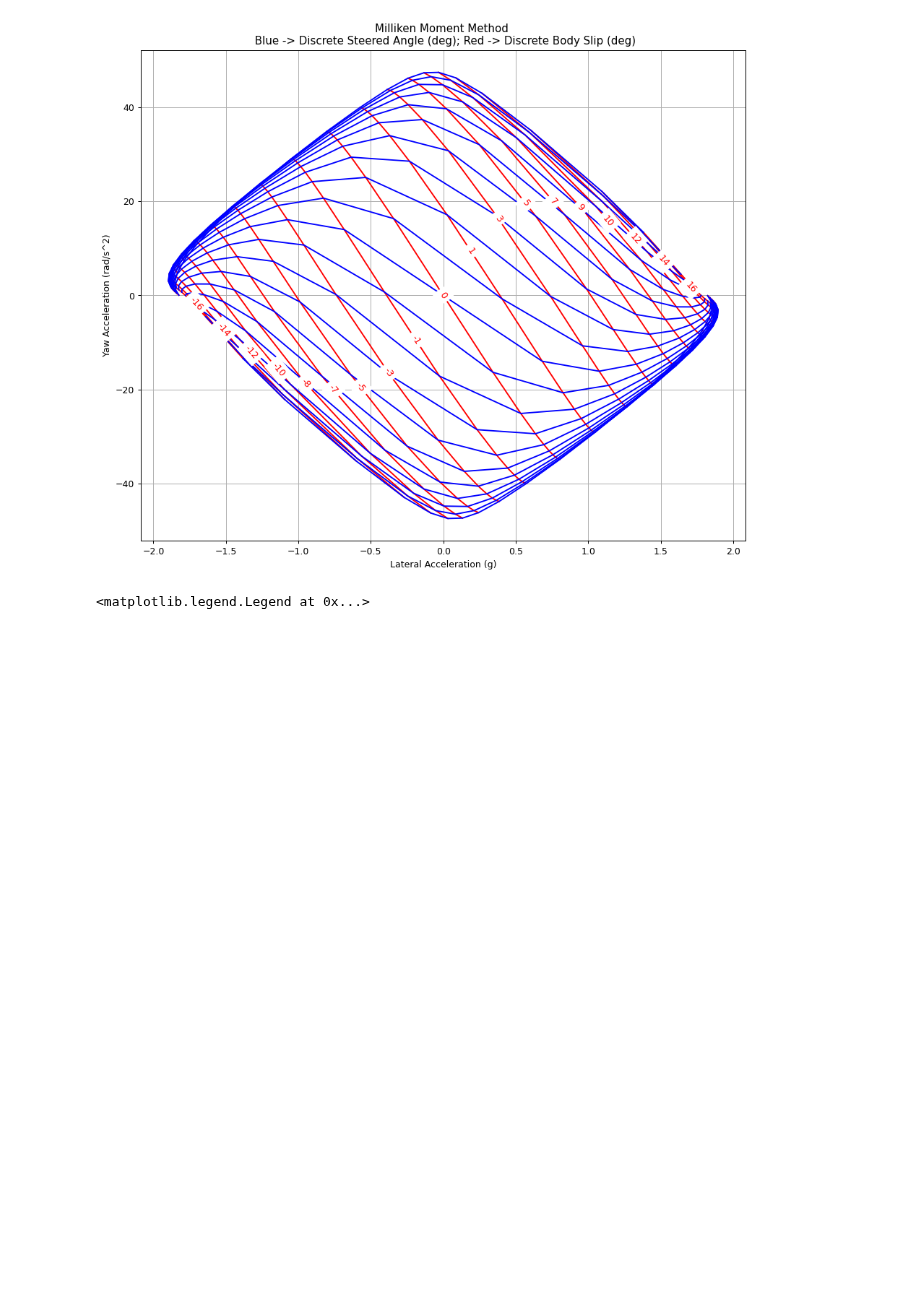
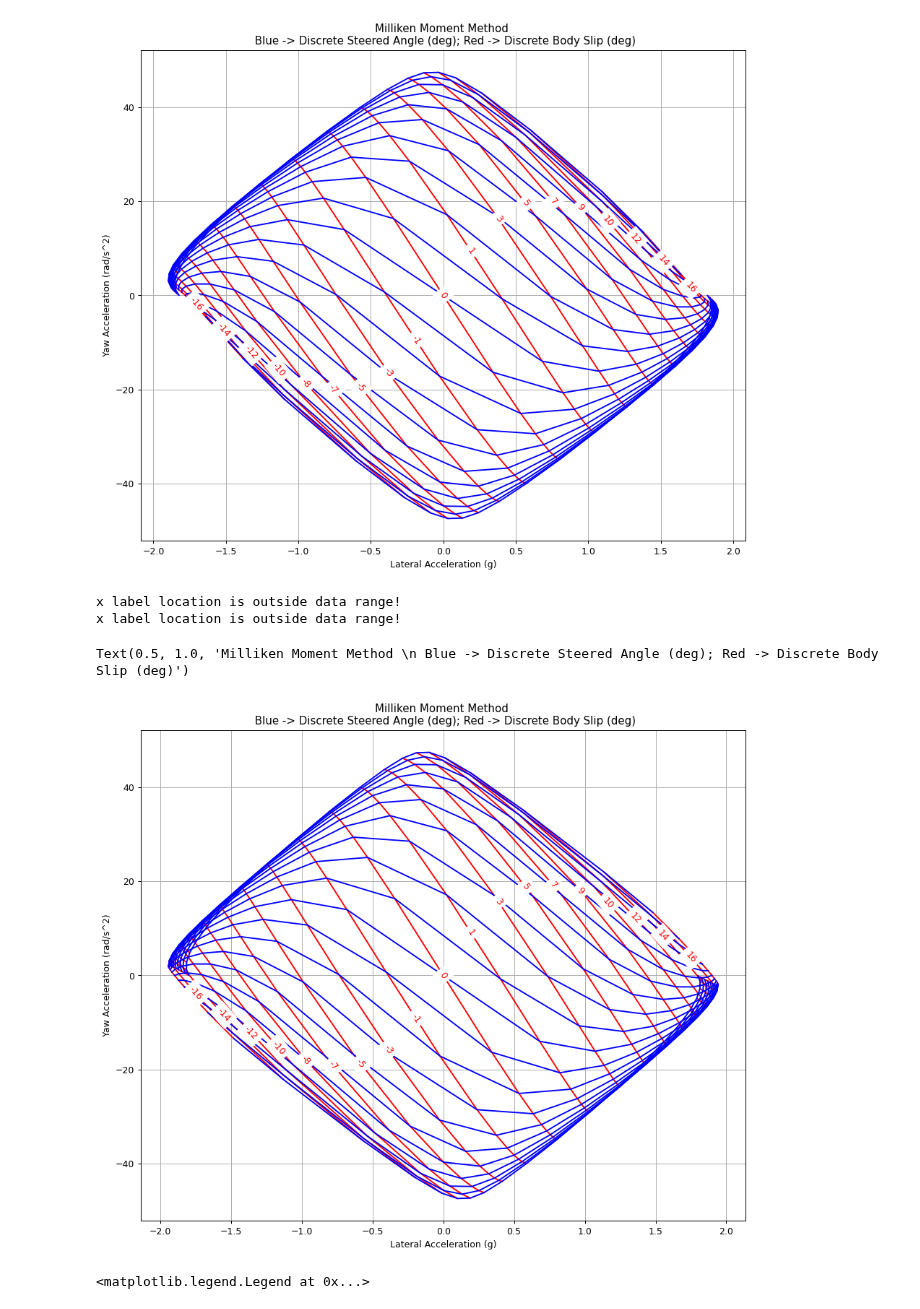
Before and after one commit to LonghornRacingElectric/magic_moment_method, a Jupyter notebook: analysis/MMM_plotter.ipynb, the cells around one changed output. Saved outputs shown, nothing was run; the diff lists cells and outputs as text; code cells hidden in the pictures; blank space fills up the shorter version.

```diff
--- a/analysis/MMM_plotter.ipynb
+++ b/analysis/MMM_plotter.ipynb
@@ -60,6 +60,38 @@ x label location is outside data range!
 x label location is outside data range!
 Text(0.5, 1.0, 'Milliken Moment Method \n Blue -> Discrete Steered Angle (deg); Red -> Discrete Body Slip (deg)')
 [figure]
+# %%
+fig = plt.figure(figsize=(12, 10), dpi=90)
+ax = fig.add_subplot(111)
+
+for x in df["body_slip"].unique():
+    df2 = df[df["body_slip"] == x]
+    lat_accel = list(df2["vehicle_accelerations_IMF_1"]/9.81)
+    yaw_accel = list(df2["yaw_acceleration"])
+
+    mid_df = df2.iloc[(df2["vehicle_accelerations_IMF_1"]-df2["vehicle_accelerations_IMF_1"].mean()).abs().argsort().iloc[0]]
+
+    plt.plot(lat_accel, yaw_accel, 'r', label = int(x*180/np.pi))
+    #plt.text(mid_df["vehicle_accelerations_IMF_1"]/9.81, mid_df["yaw_acceleration"], '{0:.1f}'.format(x*180/math.pi), color = 'r')
+
+labelLines(plt.gca().get_lines(),zorder=2)
+
+for x in df["steered_angle"].unique():
+    if True: #x == 0.0224399475256413:
+        df2 = df[(df["steered_angle"] == x)]
+        # for index, row in df2.iterrows():
+        #     print(row["body_slip"],row["vehicle_accelerations_IMF_1"] )
+        plt.plot(df2["vehicle_accelerations_IMF_1"]/9.81, df2["yaw_acceleration"], 'b', label = int(x*180/np.pi))
+plt.grid()
+plt.ylabel("Yaw Acceleration (rad/s^2)")
+plt.xlabel("Lateral Acceleration (g)")
+plt.title("Milliken Moment Method \n Blue -> Discrete Steered Angle (deg); Red -> Discrete Body Slip (deg)")
+#labelLines(plt.gca().get_lines(),zorder=2)
+# %% [output]
+x label location is outside data range!
+x label location is outside data range!
+Text(0.5, 1.0, 'Milliken Moment Method \n Blue -> Discrete Steered Angle (deg); Red -> Discrete Body Slip (deg)')
+[figure, added]
 # %%
 fig, axs = plt.subplots(1,3,figsize=(16, 6), dpi=80)
 
```
Also changed, not shown: 7 other files.
